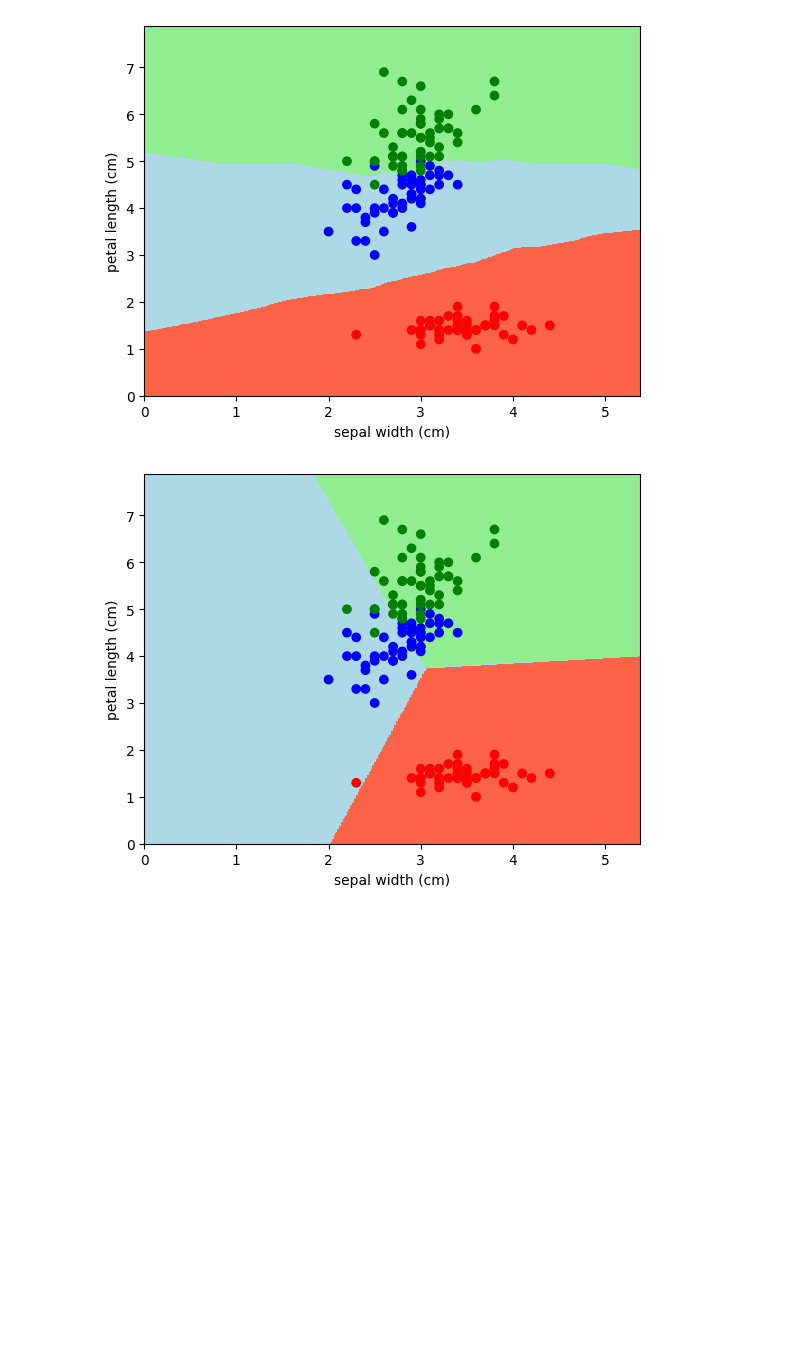
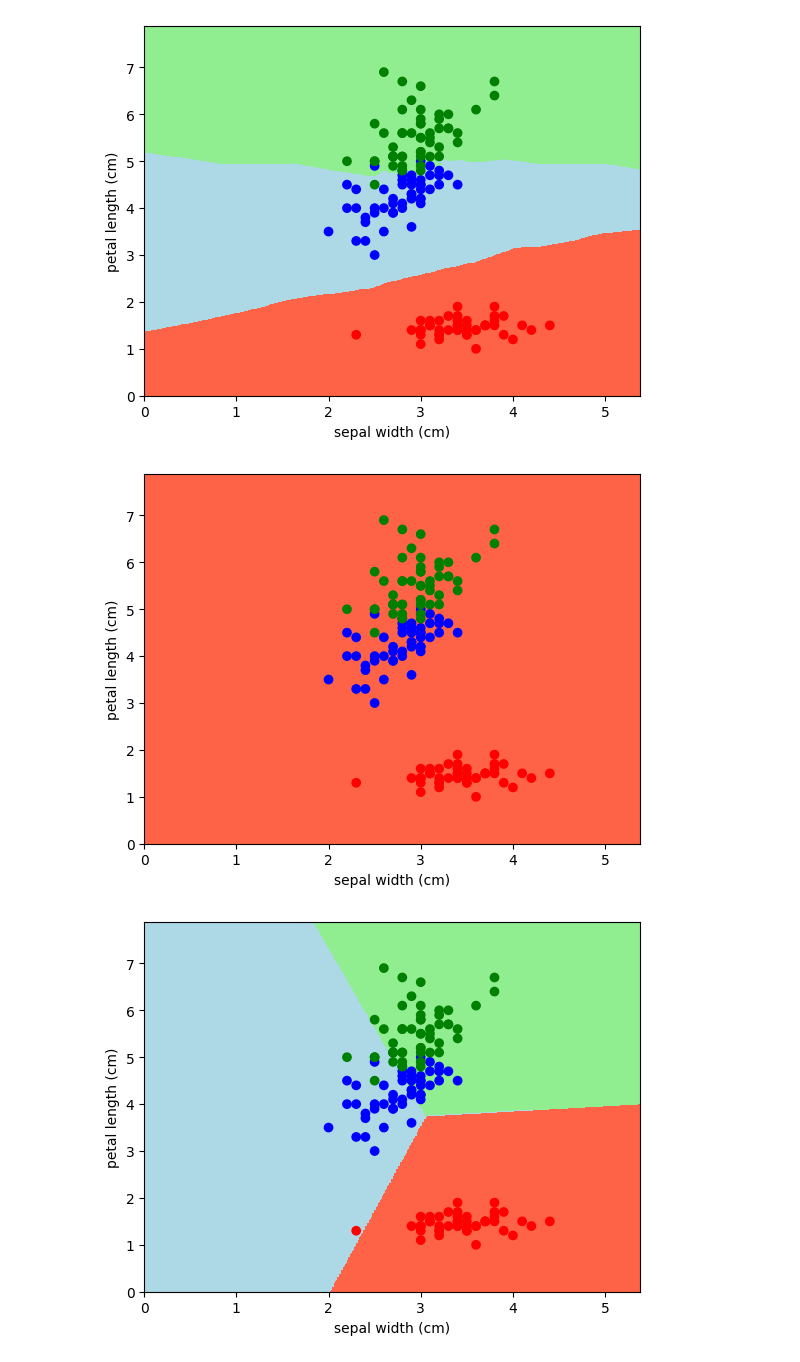
Before and after one commit to SebastianLassen00/ML23, a Jupyter notebook: CSN/selfstudy1.ipynb, the cells around one changed output. Cells and saved outputs as stored; diff of their text form; code cells hidden in the pictures; blank space fills up the shorter version.

```diff
--- a/CSN/selfstudy1.ipynb
+++ b/CSN/selfstudy1.ipynb
@@ -148,6 +148,36 @@ plt.ylabel(irisdata['feature_names'][feat2])
 plt.show()
 # %% [output]
 [figure]
+# %%
+irisknn150 = KNeighborsClassifier(n_neighbors=150)
+irisknn150.fit(irisdata.data[:,[feat1,feat2]],irisdata.target)
+
+maxval1 = np.max(irisdata.data[:,feat1])
+maxval2 = np.max(irisdata.data[:,feat2])
+
+xx, yy = np.meshgrid(np.arange(0, maxval1+1, 0.02), np.arange(0, maxval2+1, 0.02))
+
+Z = irisknn150.predict(np.c_[xx.ravel(), yy.ravel()])
+meshclasses = Z
+
+#Z = irislinreg.predict(np.c_[xx.ravel(), yy.ravel()])
+#meshclasses = maxpos(Z)
+
+#Z = irislogreg.predict(np.c_[xx.ravel(), yy.ravel()])
+#meshclasses = Z
+
+#Z = irislinsvc.predict(np.c_[xx.ravel(), yy.ravel()])
+#meshclasses = Z
+
+
+meshclasses = meshclasses.reshape(xx.shape)
+plt.contourf(xx,yy,meshclasses,[-0.5,0.5,1.5,2.5],colors=('tomato','lightblue','lightgreen'))
+plt.scatter(irisdata.data[:,feat1],irisdata.data[:,feat2],c=irisdata.target, cmap = mpl.colors.ListedColormap(['r', 'b', 'g']))
+plt.xlabel(irisdata['feature_names'][feat1])
+plt.ylabel(irisdata['feature_names'][feat2])
+plt.show()
+# %% [output]
+[figure, added]
 # %%
 maxval1 = np.max(irisdata.data[:,feat1])
 maxval2 = np.max(irisdata.data[:,feat2])
```
Also changed, not shown: parts of 6 cells of this notebook.
